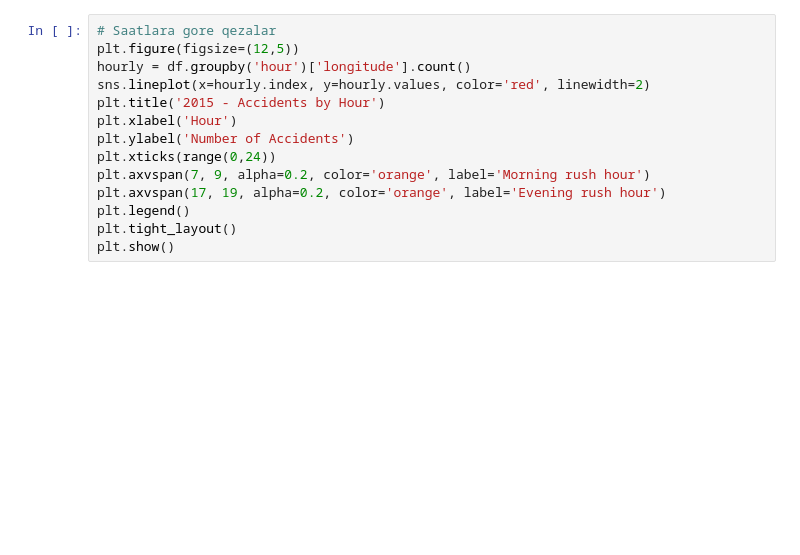
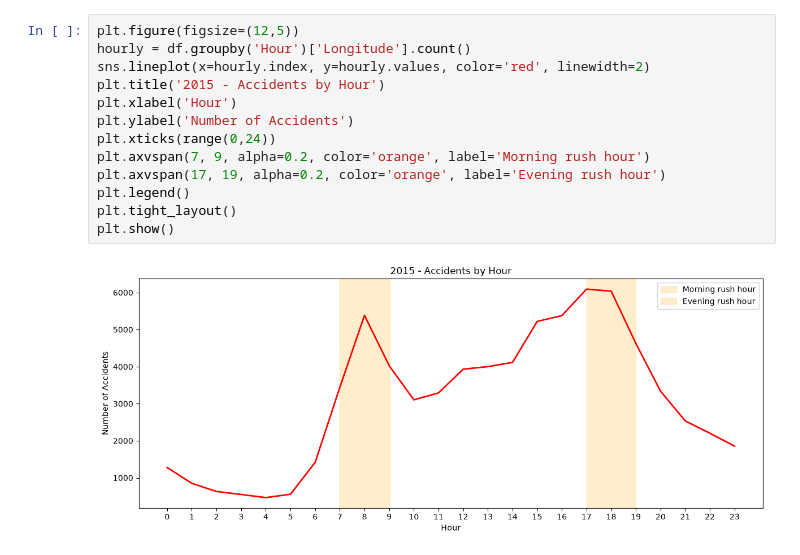
Before and after one commit to seriyyepencelizade-ai/Final_Project_Car_Accidents, a Jupyter notebook: notebooks/eda.ipynb, the cells around one changed output. Drawn from its saved outputs; the diff is of its cells as text; blank space fills up the shorter version.

```diff
--- a/notebooks/eda.ipynb
+++ b/notebooks/eda.ipynb
@@ -24,15 +36,16 @@ plt.show()
 # %%
-# Saatlara gore qezalar
 plt.figure(figsize=(12,5))
-hourly = df.groupby('hour')['longitude'].count()
+hourly = df.groupby('Hour')['Longitude'].count()
 sns.lineplot(x=hourly.index, y=hourly.values, color='red', linewidth=2)
 plt.title('2015 - Accidents by Hour')
 plt.xlabel('Hour')
 plt.ylabel('Number of Accidents')
 plt.xticks(range(0,24))
 plt.axvspan(7, 9, alpha=0.2, color='orange', label='Morning rush hour')
 plt.axvspan(17, 19, alpha=0.2, color='orange', label='Evening rush hour')
 plt.legend()
 plt.tight_layout()
 plt.show()
+# %% [output]
+[figure, added]
 # %%
```
Also changed, not shown: parts of 14 cells of this notebook.
